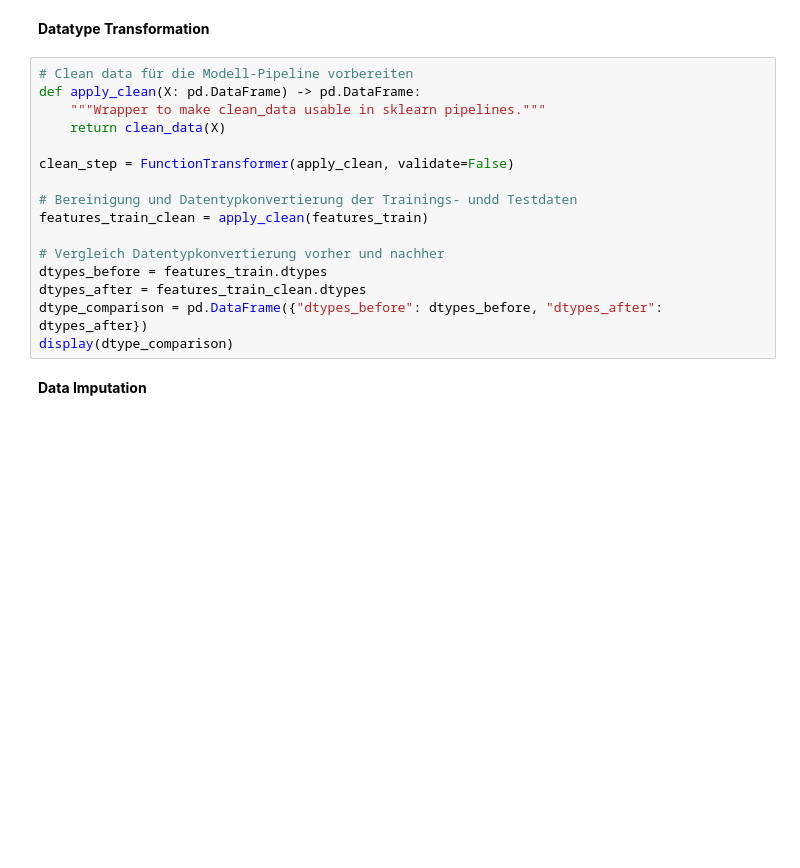
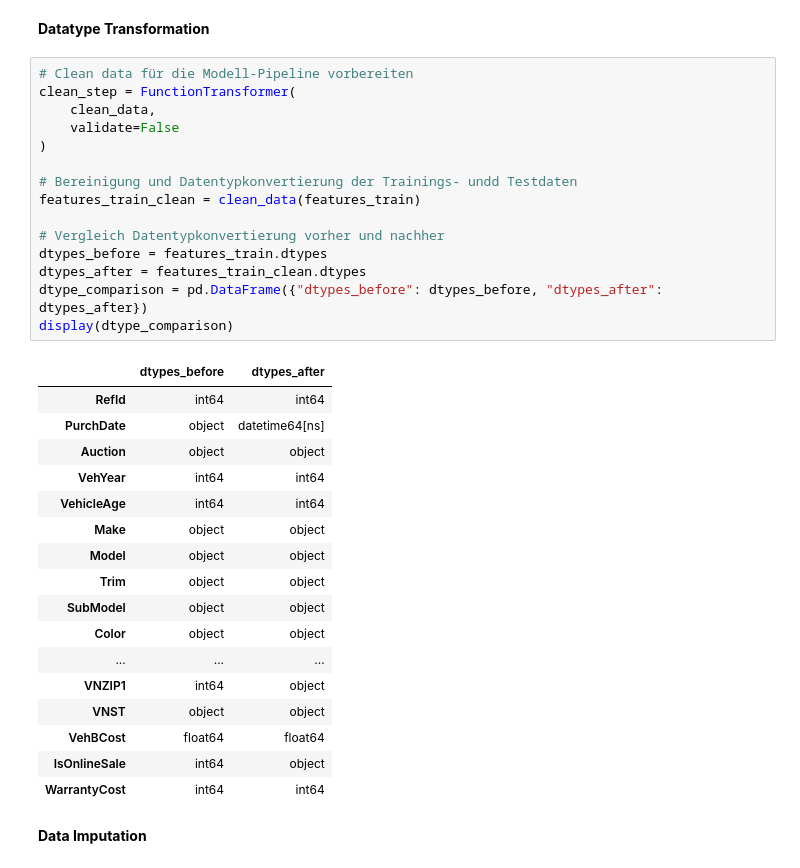
Before and after one commit to YunusAhmetSari/auction-car-risk-prediction, a Jupyter notebook: notebooks/auction_car_risk_pipeline.ipynb, the cells around one changed output. Drawn from its saved outputs; the diff is of its cells as text; blank space fills up the shorter version.

```diff
--- a/notebooks/auction_car_risk_pipeline.ipynb
+++ b/notebooks/auction_car_risk_pipeline.ipynb
@@ -235,20 +464,37 @@ print(target_test.value_counts(normalize=True))
 **Datatype Transformation**
 # %%
 # Clean data für die Modell-Pipeline vorbereiten
-def apply_clean(X: pd.DataFrame) -> pd.DataFrame:
-    """Wrapper to make clean_data usable in sklearn pipelines."""
-    return clean_data(X)
-
-clean_step = FunctionTransformer(apply_clean, validate=False)
+clean_step = FunctionTransformer(
+    clean_data,
+    validate=False
+)
 
 # Bereinigung und Datentypkonvertierung der Trainings- undd Testdaten
-features_train_clean = apply_clean(features_train)
+features_train_clean = clean_data(features_train)
 
 # Vergleich Datentypkonvertierung vorher und nachher
 dtypes_before = features_train.dtypes
 dtypes_after = features_train_clean.dtypes
 dtype_comparison = pd.DataFrame({"dtypes_before": dtypes_before, "dtypes_after": dtypes_after})
 display(dtype_comparison)
+# %% [output]
+|  | dtypes_before | dtypes_after |
+| RefId | int64 | int64 |
+| PurchDate | object | datetime64[ns] |
+| Auction | object | object |
+| VehYear | int64 | int64 |
+| VehicleAge | int64 | int64 |
+| Make | object | object |
+| Model | object | object |
+| Trim | object | object |
+| SubModel | object | object |
+| Color | object | object |
+| ... | ... | ... |
+| VNZIP1 | int64 | object |
+| VNST | object | object |
+| VehBCost | float64 | float64 |
+| IsOnlineSale | int64 | object |
+| WarrantyCost | int64 | int64 |
 # %% [markdown]
 **Data Imputation**
 # %%
```
Also changed, not shown: parts of 22 cells of this notebook.
